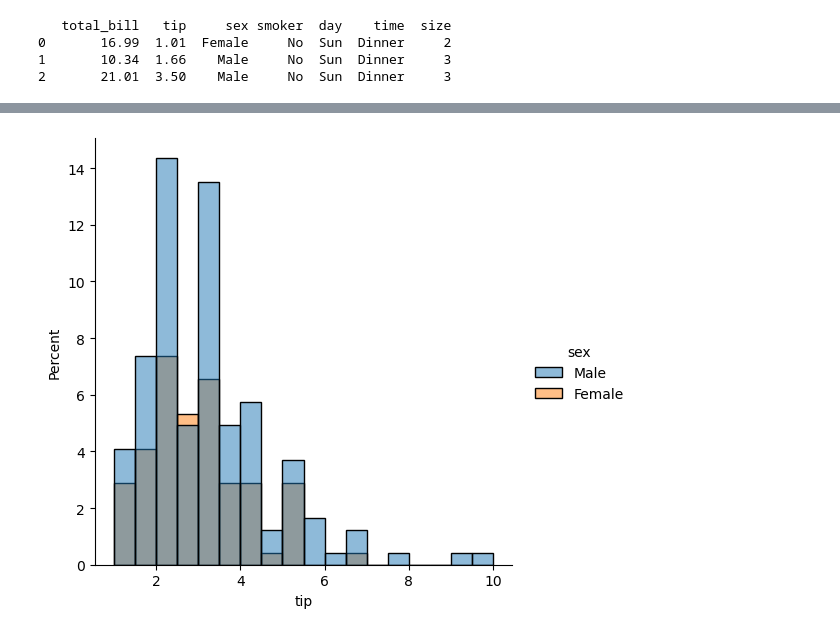
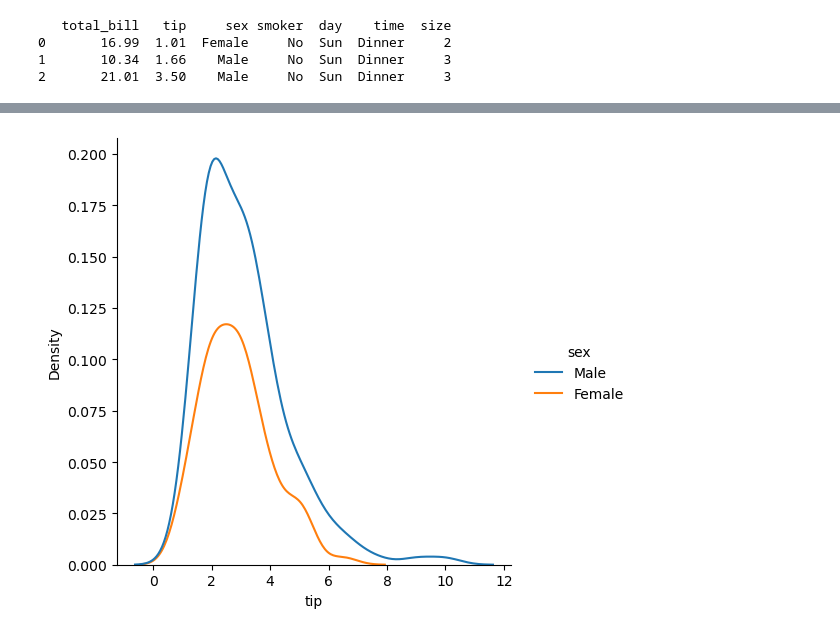
Before and after one commit to simon0820s/Python, a Jupyter notebook: seaborn/distributions.ipynb, the cells around one changed output, grey strips where cells are left out. Cells and saved outputs as stored; diff of their text form; code cells hidden in the pictures.

Commit message:
using cateric graphics with seaborn and show all images

```diff
--- a/seaborn/distributions.ipynb
+++ b/seaborn/distributions.ipynb
@@ -18,5 +22,8 @@ plt.show()
-# %%
-sns.displot(data=tips,x='tip',hue='sex',stat='percent')
-plt.show()
-# %% [output]
-[figure, removed]
+# %%
+#displot sirve para graficos de distribución
+#usando kind, se puede cambiar el grafico a cualquiera
+#de los anteriores, unicamente modificando un argumento
+sns.displot(data=tips,x='tip',hue='sex',kind='kde')
+plt.show()
+# %% [output]
+[figure, added]
```
Also changed, not shown: parts of 2 cells of this notebook, 2 other files.
